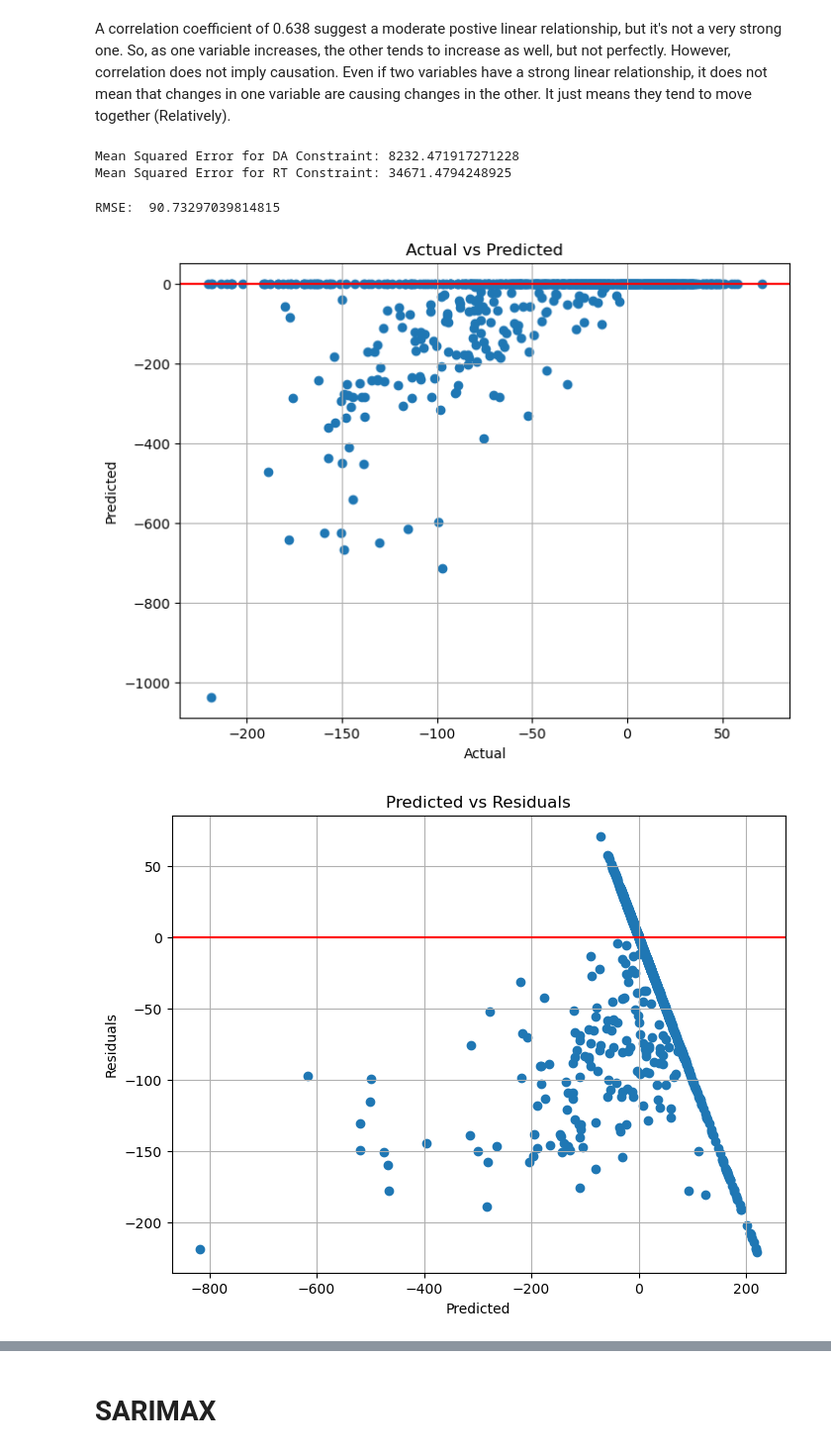
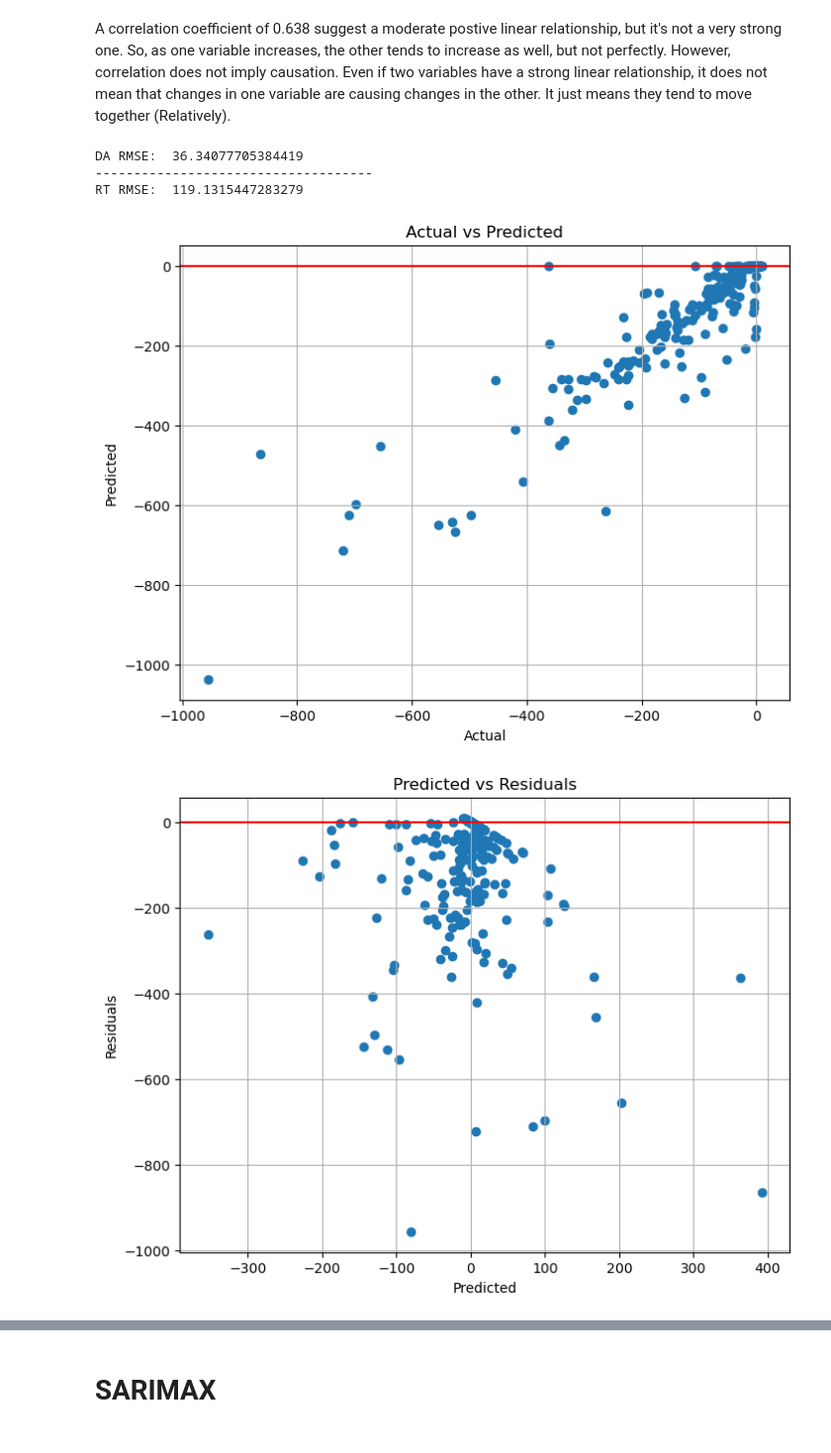
Before and after one commit to Nim-ah/Day-Ahead-Real-Time-Constraint-Investigation, a Jupyter notebook: DA_RT_V1.ipynb, the cells around one changed output, grey strips where cells are left out. Shown at 99% size. Drawn from its saved outputs; the diff is of its cells as text; code cells hidden in the pictures.

Commit message:
Corrected bm_test_predict

```diff
--- a/DA_RT_V1.ipynb
+++ b/DA_RT_V1.ipynb
@@ -758,76 +774,54 @@ print('Pearson correlation coefficient: %.3f' % correlation)
 Pearson correlation coefficient: 0.638
 # %% [markdown]
 A correlation coefficient of 0.638 suggest a moderate postive linear relationship, but it's not a very strong one. So, as one variable increases, the other tends to increase as well, but not perfectly. However, correlation does not imply causation. Even if two variables have a strong linear relationship, it does not mean that changes in one variable are causing changes in the other. It just means they tend to move together (Relatively).
-# %%
-X = df[['Wind', 'Solar', 'AEP Load', 'ATSI Load', 'COMED Load', 'DOM Load']]
-y_DA = df['Constraint DA']
-
-# Split the data into training and test sets
-X_train, X_test, y_train, y_test = train_test_split(
-    X, y_DA, test_size=0.2, random_state=42)
-
-# Initialize and fit the model
-model = LinearRegression()
-model.fit(X_train, y_train)
-
-# Make predictions and evaluate the model
-y_pred = model.predict(X_test)
-mse = mean_squared_error(y_test, y_pred)
-print(f'Mean Squared Error for DA Constraint: {mse}')
-
-# Repeat the process for Constraint RT
-y_RT = df['Constraint RT']
-X_train, X_test, y_train, y_test = train_test_split(
-    X, y_RT, test_size=0.2, random_state=42)
-model.fit(X_train, y_train)
-y_pred = model.predict(X_test)
-mse = mean_squared_error(y_test, y_pred)
-print(f'Mean Squared Error for RT Constraint: {mse}')
-# %% [output]
-Mean Squared Error for DA Constraint: 8232.471917271228
-Mean Squared Error for RT Constraint: 34671.4794248925
 # %%
-
-# Model Selection
-X = df[['Wind', 'Solar', 'AEP Load', 'ATSI Load', 'COMED Load',
-        'DOM Load']]  # predictors
+X = df[['Wind', 'Solar', 'AEP Load', 'ATSI Load', 'COMED Load', 'DOM Load', 'Prev_Day_Constraint_DA', 'Prev_Day_Constraint_RT']]  # predictors
 y_DA = df['Constraint DA']  # target
 y_RT = df['Constraint RT']  # target
 
 # Split data
-X_train, X_test, y_train, y_test = train_test_split(
-    X, y_DA, test_size=0.2, random_state=42)
+X_train_DA, X_test_DA, y_train_DA, y_test_DA = train_test_split(X, y_DA, test_size=0.2, random_state=42)
+X_train_RT, X_test_RT, y_train_RT, y_test_RT = train_test_split(X, y_RT, test_size=0.2, random_state=42)
+
 
 model = LinearRegression()
-model.fit(X_train, y_train)
-
-# Evaluate the model
-y_pred = model.predict(X_test)
-print("RMSE: ", np.sqrt(mean_squared_error(y_test, y_pred)))
+#DA
+model.fit(X_train_DA, y_train_DA)
+y_pred_train_DA = model.predict(X_train_DA)
+y_pred_test_DA = model.predict(X_test_DA)
+print("DA RMSE: ", np.sqrt(mean_squared_error(y_test_DA, y_pred_test_DA)))
+print("------------------------------------")
+#RT
+model.fit(X_train_RT, y_train_RT)
+y_pred_train_RT = model.predict(X_train_RT)
+y_pred_test_RT = model.predict(X_test_RT)
+print("RT RMSE: ", np.sqrt(mean_squared_error(y_test_RT, y_pred_test_RT)))
 # %% [output]
-RMSE:  90.73297039814815
+DA RMSE:  36.34077705384419
+------------------------------------
+RT RMSE:  119.1315447283279
 # %%
 # Plot actual vs predicted values
 plt.figure(figsize=(8, 6))
-plt.scatter(y_pred, y_test)
+plt.scatter(y_pred_test_DA, y_test_DA)
 plt.xlabel('Actual')
 plt.ylabel('Predicted')
 plt.axhline(y=0, color='r', linestyle='-')
 plt.title('Actual vs Predicted')
 plt.grid(True)
 plt.show()
 
 # Plot residuals
-residuals = y_test - y_pred
+residuals = y_test_DA - y_pred_test_DA
 plt.figure(figsize=(8, 6))
-plt.scatter(residuals, y_pred)
+plt.scatter(residuals, y_pred_test_DA)
 plt.axhline(y=0, color='r', linestyle='-')
 plt.xlabel('Predicted')
 plt.ylabel('Residuals')
 plt.title('Predicted vs Residuals')
 plt.grid(True)
 plt.show()
 # %% [output]
-[figure, old version]
+[figure, new version]
-[figure, old version]
+[figure, new version]
 # %%
```
Also changed, not shown: parts of 14 cells of this notebook.
